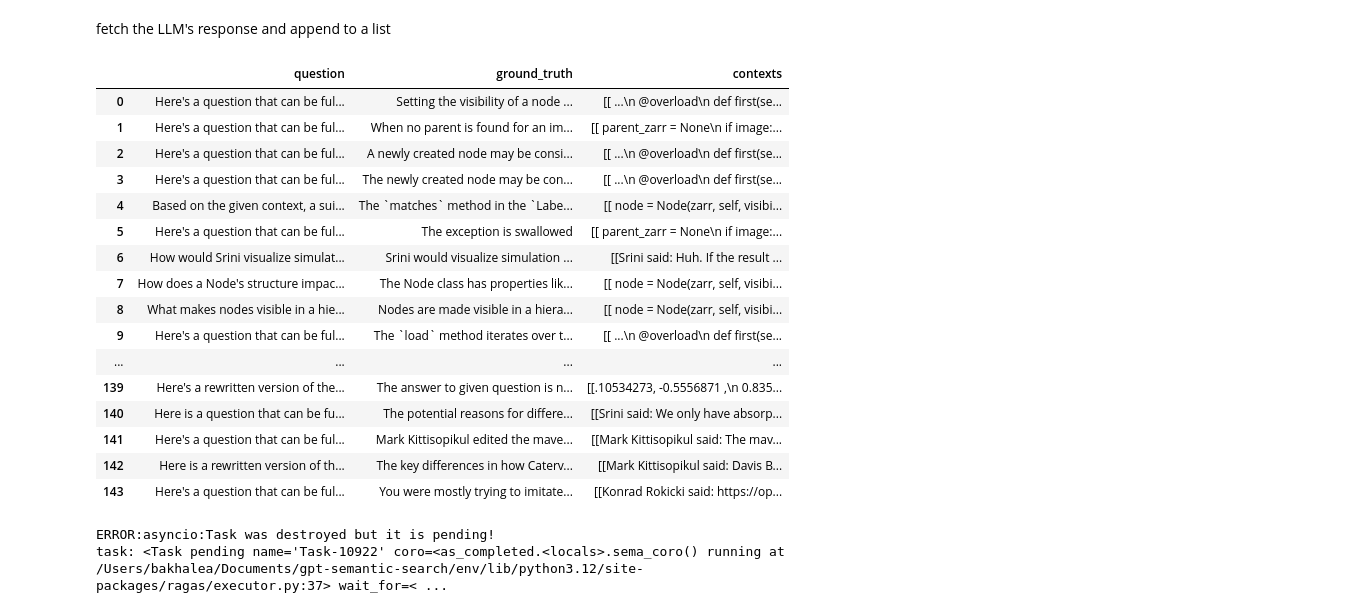
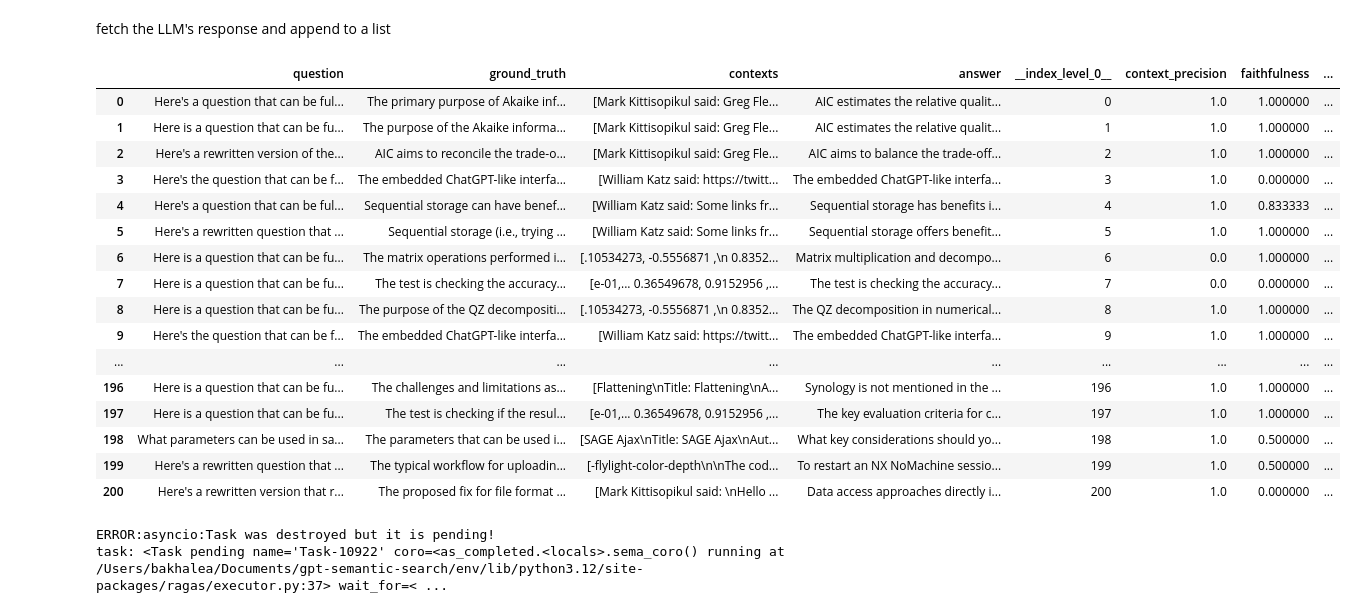
Before and after one commit to JaneliaSciComp/gpt-semantic-search, a Jupyter notebook: eval/RAGASEval/RAGAS_Evaluation.ipynb, the cells around one changed output. Cells and saved outputs as stored; diff of their text form; code cells hidden in the pictures.

```diff
--- a/eval/RAGASEval/RAGAS_Evaluation.ipynb
+++ b/eval/RAGASEval/RAGAS_Evaluation.ipynb
@@ -756,27 +688,28 @@ This question can be answered by referencing Davis Bennett's statement about com
 # %% [markdown]
 fetch the LLM's response and append to a list
 # %%
+import pandas as pd
 pd.set_option('display.max_rows', None)
 
-display(pd.read_parquet("ragasTestSet_2.parquet"))
+display(pd.read_parquet("results.parquet"))
 # %% [output]
-|  | question | ground_truth | contexts |
-| 0 | Here's a question that can be ful... | Setting the visibility of a node ... | [[ ...\n @overload\n def first(se... |
-| 1 | Here's a question that can be ful... | When no parent is found for an im... | [[ parent_zarr = None\n if image:... |
-| 2 | Here's a question that can be ful... | A newly created node may be consi... | [[ ...\n @overload\n def first(se... |
-| 3 | Here's a question that can be ful... | The newly created node may be con... | [[ ...\n @overload\n def first(se... |
-| 4 | Based on the given context, a sui... | The `matches` method in the `Labe... | [[ node = Node(zarr, self, visibi... |
-| 5 | Here's a question that can be ful... | The exception is swallowed | [[ parent_zarr = None\n if image:... |
-| 6 | How would Srini visualize simulat... | Srini would visualize simulation ... | [[Srini said: Huh. If the result ... |
-| 7 | How does a Node's structure impac... | The Node class has properties lik... | [[ node = Node(zarr, self, visibi... |
-| 8 | What makes nodes visible in a hie... | Nodes are made visible in a hiera... | [[ node = Node(zarr, self, visibi... |
-| 9 | Here's a question that can be ful... | The `load` method iterates over t... | [[ ...\n @overload\n def first(se... |
-| ... | ... | ... | ... |
-| 139 | Here's a rewritten version of the... | The answer to given question is n... | [[.10534273, -0.5556871 ,\n 0.835... |
-| 140 | Here is a question that can be fu... | The potential reasons for differe... | [[Srini said: We only have absorp... |
-| 141 | Here's a question that can be ful... | Mark Kittisopikul edited the mave... | [[Mark Kittisopikul said: The mav... |
-| 142 | Here is a rewritten version of th... | The key differences in how Caterv... | [[Mark Kittisopikul said: Davis B... |
-| 143 | Here's a question that can be ful... | You were mostly trying to imitate... | [[Konrad Rokicki said: https://op... |
+|  | question | ground_truth | contexts | answer | __index_level_0__ | context_precision | faithfulness | ... |
+| 0 | Here's a question that can be ful... | The primary purpose of Akaike inf... | [Mark Kittisopikul said: Greg Fle... | AIC estimates the relative qualit... | 0 | 1.0 | 1.000000 | ... |
+| 1 | Here is a question that can be fu... | The purpose of the Akaike informa... | [Mark Kittisopikul said: Greg Fle... | AIC estimates the relative qualit... | 1 | 1.0 | 1.000000 | ... |
+| 2 | Here's a rewritten version of the... | AIC aims to reconcile the trade-o... | [Mark Kittisopikul said: Greg Fle... | AIC aims to balance the trade-off... | 2 | 1.0 | 1.000000 | ... |
+| 3 | Here's the question that can be f... | The embedded ChatGPT-like interfa... | [William Katz said: https://twitt... | The embedded ChatGPT-like interfa... | 3 | 1.0 | 0.000000 | ... |
+| 4 | Here's a question that can be ful... | Sequential storage can have benef... | [William Katz said: Some links fr... | Sequential storage has benefits i... | 4 | 1.0 | 0.833333 | ... |
+| 5 | Here's a rewritten question that ... | Sequential storage (i.e., trying ... | [William Katz said: Some links fr... | Sequential storage offers benefit... | 5 | 1.0 | 1.000000 | ... |
+| 6 | Here is a question that can be fu... | The matrix operations performed i... | [.10534273, -0.5556871 ,\n 0.8352... | Matrix multiplication and decompo... | 6 | 0.0 | 1.000000 | ... |
+| 7 | Here is a question that can be fu... | The test is checking the accuracy... | [e-01,... 0.36549678, 0.9152956 ,... | The test is checking the accuracy... | 7 | 0.0 | 0.000000 | ... |
+| 8 | Here is a question that can be fu... | The purpose of the QZ decompositi... | [.10534273, -0.5556871 ,\n 0.8352... | The QZ decomposition in numerical... | 8 | 1.0 | 1.000000 | ... |
+| 9 | Here's the question that can be f... | The embedded ChatGPT-like interfa... | [William Katz said: https://twitt... | The embedded ChatGPT-like interfa... | 9 | 1.0 | 1.000000 | ... |
+| ... | ... | ... | ... | ... | ... | ... | ... | ... |
+| 196 | Here is a question that can be fu... | The challenges and limitations as... | [Flattening\nTitle: Flattening\nA... | Synology is not mentioned in the ... | 196 | 1.0 | 1.000000 | ... |
+| 197 | Here is a question that can be fu... | The test is checking if the resul... | [e-01,... 0.36549678, 0.9152956 ,... | The key evaluation criteria for c... | 197 | 1.0 | 1.000000 | ... |
+| 198 | What parameters can be used in sa... | The parameters that can be used i... | [SAGE Ajax\nTitle: SAGE Ajax\nAut... | What key considerations should yo... | 198 | 1.0 | 0.500000 | ... |
+| 199 | Here's a rewritten question that ... | The typical workflow for uploadin... | [-flylight-color-depth\n\nThe cod... | To restart an NX NoMachine sessio... | 199 | 1.0 | 0.500000 | ... |
+| 200 | Here's a rewritten version that r... | The proposed fix for file format ... | [Mark Kittisopikul said: \nHello ... | Data access approaches directly i... | 200 | 1.0 | 0.000000 | ... |
 # %%
 # Assuming SemanticSearchParser is your class and it has a method named 'generate_response' that takes a question and returns an answer
 
```
Also changed, not shown: parts of 2 cells of this notebook, 2 other files.
